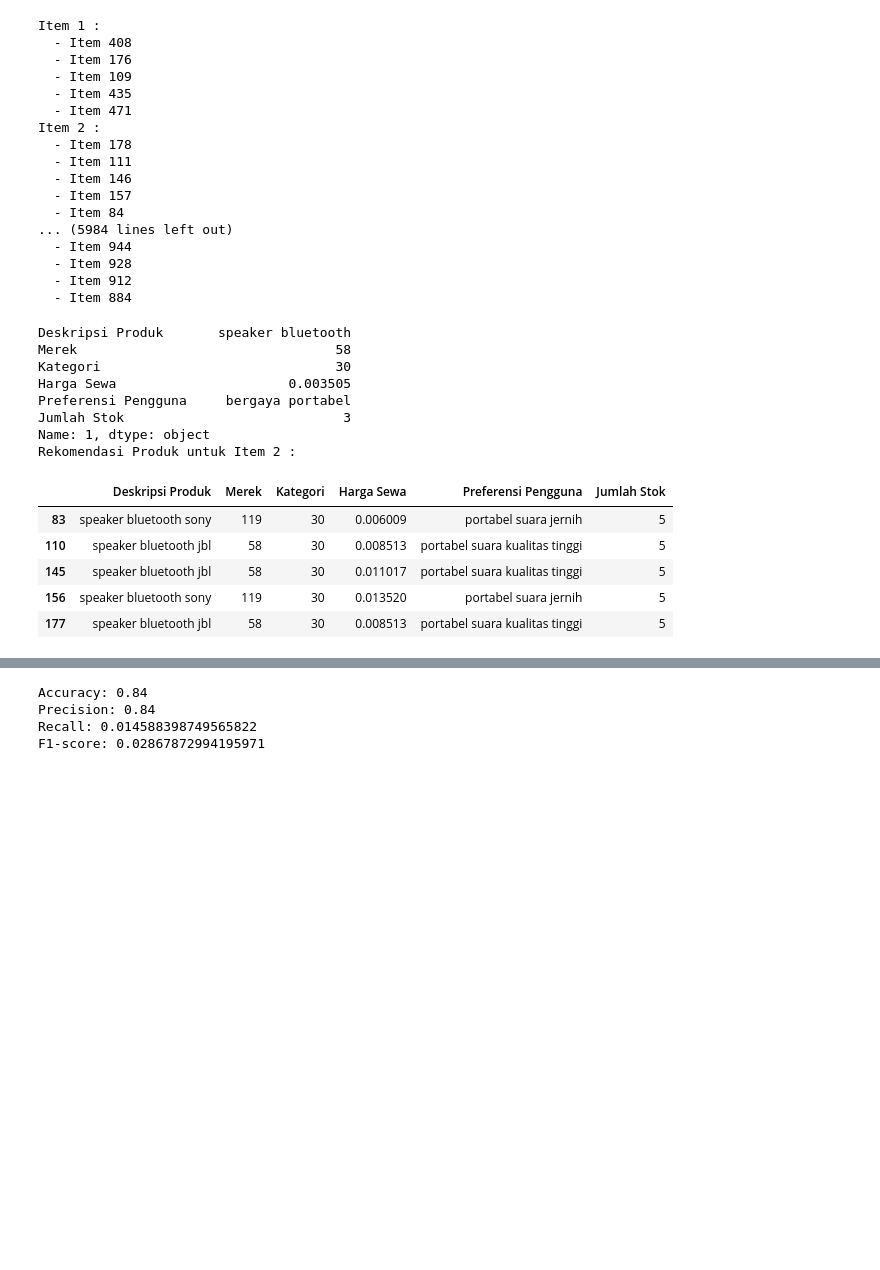
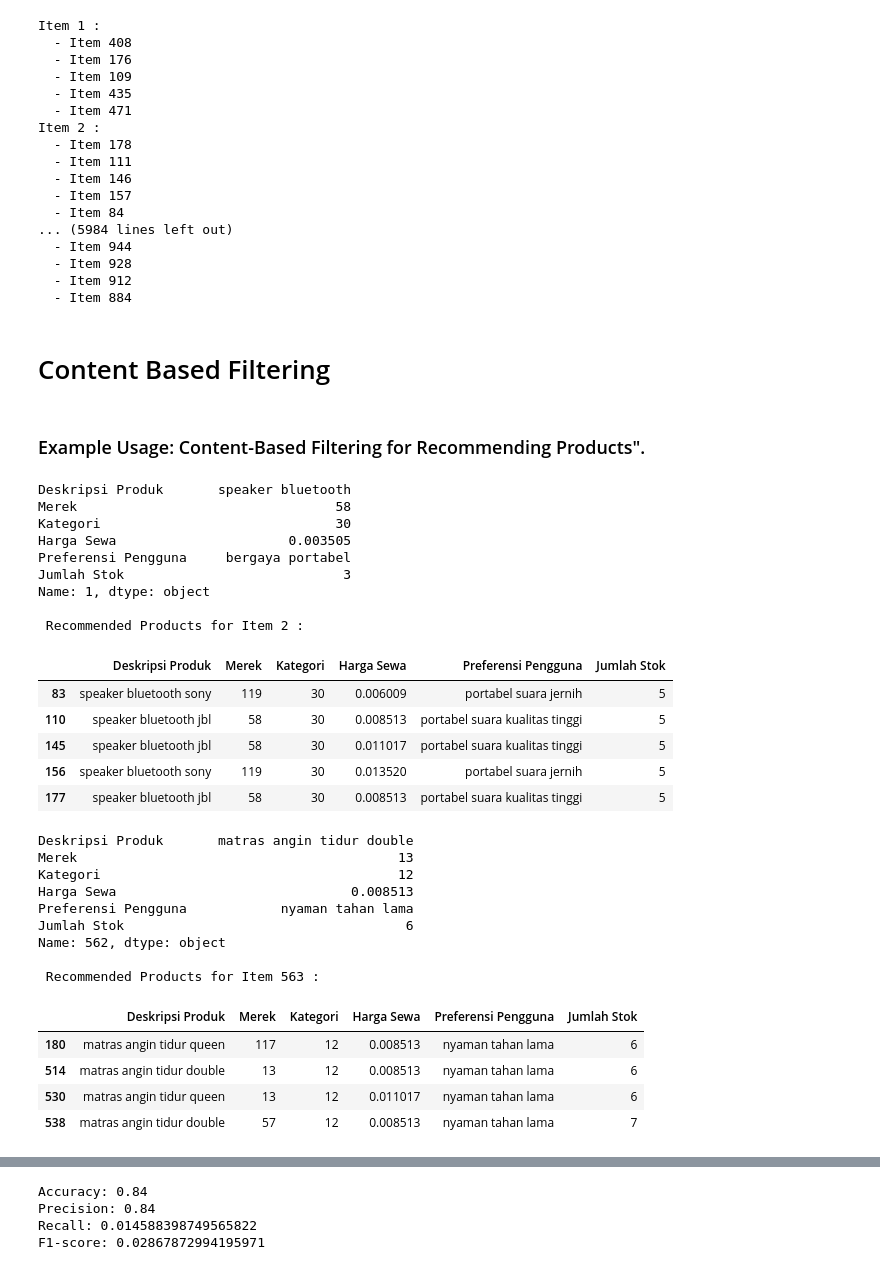
Before and after one commit to BangkitCapstone2023/BarKit-ML, a Jupyter notebook: Fitur2_model/Machine Learning for Recomendation system.ipynb, the cells around one changed output, grey strips where cells are left out. Cells and saved outputs as stored; diff of their text form; code cells hidden in the pictures; blank space fills up the shorter version.

```diff
--- a/Fitur2_model/Machine Learning for Recomendation system.ipynb
+++ b/Fitur2_model/Machine Learning for Recomendation system.ipynb
@@ -352,6 +352,8 @@ Item 2 :
   - Item 928
   - Item 912
   - Item 884
+# %% [markdown]
+# Content Based Filtering
 # %%
 def content_based_filtering(item_id, similar_items, df):
     recommendations = []
@@ -366,15 +368,17 @@ def content_based_filtering(item_id, similar_items, df):
     recommended_products = df[df.index.isin(recommendations)]
 
     return recommended_products
+# %% [markdown]
+### Example Usage: Content-Based Filtering for Recommending Products".
 # %%
 print(df1.loc[1])
 
-# Contoh penggunaan
-item_id = 1  # ID item yang ingin diberikan rekomendasi
+# Example usage
+item_id = 1  # ID of the item to be recommended
 recommended_products = content_based_filtering(item_id, similar_items, df1)
 
-# Menampilkan rekomendasi produk
-print("Rekomendasi Produk untuk Item", item_id+1, ":")
+# Displaying recommended products
+print("\n Recommended Products for Item", item_id+1, ":")
 recommended_products
 # %% [output]
 Deskripsi Produk       speaker bluetooth
@@ -384,10 +388,37 @@ Harga Sewa                      0.003505
 Preferensi Pengguna     bergaya portabel
 Jumlah Stok                            3
 Name: 1, dtype: object
-Rekomendasi Produk untuk Item 2 :
+
+ Recommended Products for Item 2 :
 |  | Deskripsi Produk | Merek | Kategori | Harga Sewa | Preferensi Pengguna | Jumlah Stok |
 | 83 | speaker bluetooth sony | 119 | 30 | 0.006009 | portabel suara jernih | 5 |
 | 110 | speaker bluetooth jbl | 58 | 30 | 0.008513 | portabel suara kualitas tinggi | 5 |
 | 145 | speaker bluetooth jbl | 58 | 30 | 0.011017 | portabel suara kualitas tinggi | 5 |
 | 156 | speaker bluetooth sony | 119 | 30 | 0.013520 | portabel suara jernih | 5 |
 | 177 | speaker bluetooth jbl | 58 | 30 | 0.008513 | portabel suara kualitas tinggi | 5 |
+# %%
+
+print(df1.loc[562])
+
+# Example usage
+item_id = 562  # ID of the item to be recommended
+recommended_products = content_based_filtering(item_id, similar_items, df1)
+
+# Displaying recommended products
+print("\n Recommended Products for Item", item_id+1, ":")
+recommended_products
+# %% [output]
+Deskripsi Produk       matras angin tidur double
+Merek                                         13
+Kategori                                      12
+Harga Sewa                              0.008513
+Preferensi Pengguna            nyaman tahan lama
+Jumlah Stok                                    6
+Name: 562, dtype: object
+
+ Recommended Products for Item 563 :
+|  | Deskripsi Produk | Merek | Kategori | Harga Sewa | Preferensi Pengguna | Jumlah Stok |
+| 180 | matras angin tidur queen | 117 | 12 | 0.008513 | nyaman tahan lama | 6 |
+| 514 | matras angin tidur double | 13 | 12 | 0.008513 | nyaman tahan lama | 6 |
+| 530 | matras angin tidur queen | 13 | 12 | 0.011017 | nyaman tahan lama | 6 |
+| 538 | matras angin tidur double | 57 | 12 | 0.008513 | nyaman tahan lama | 7 |
```
Also changed, not shown: parts of 32 cells of this notebook.
